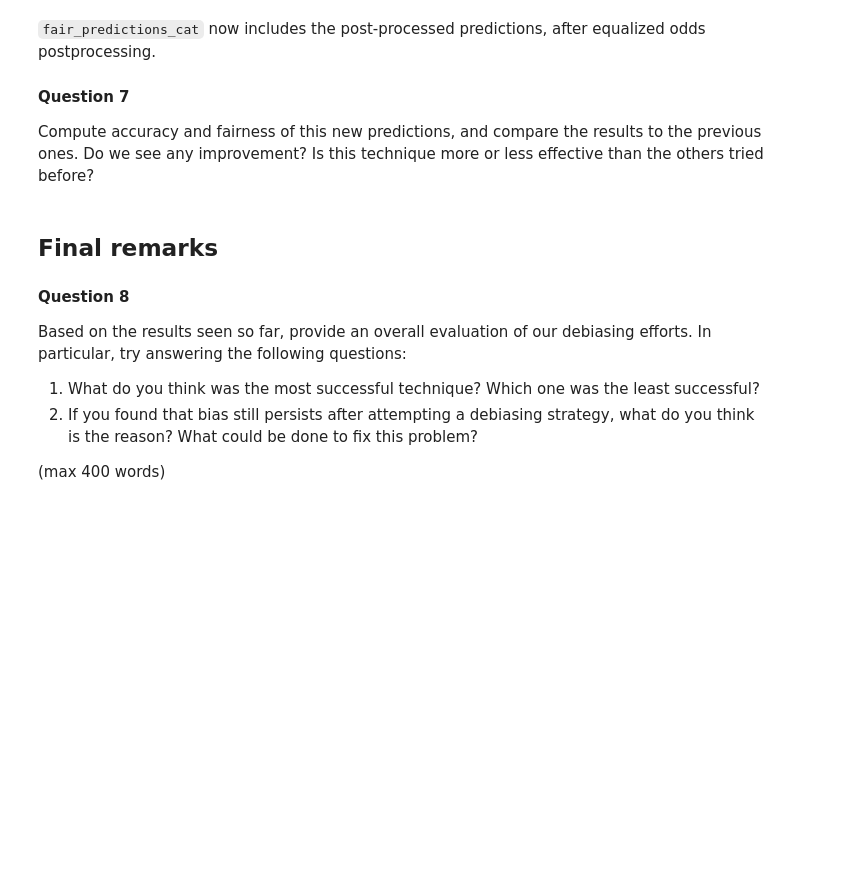
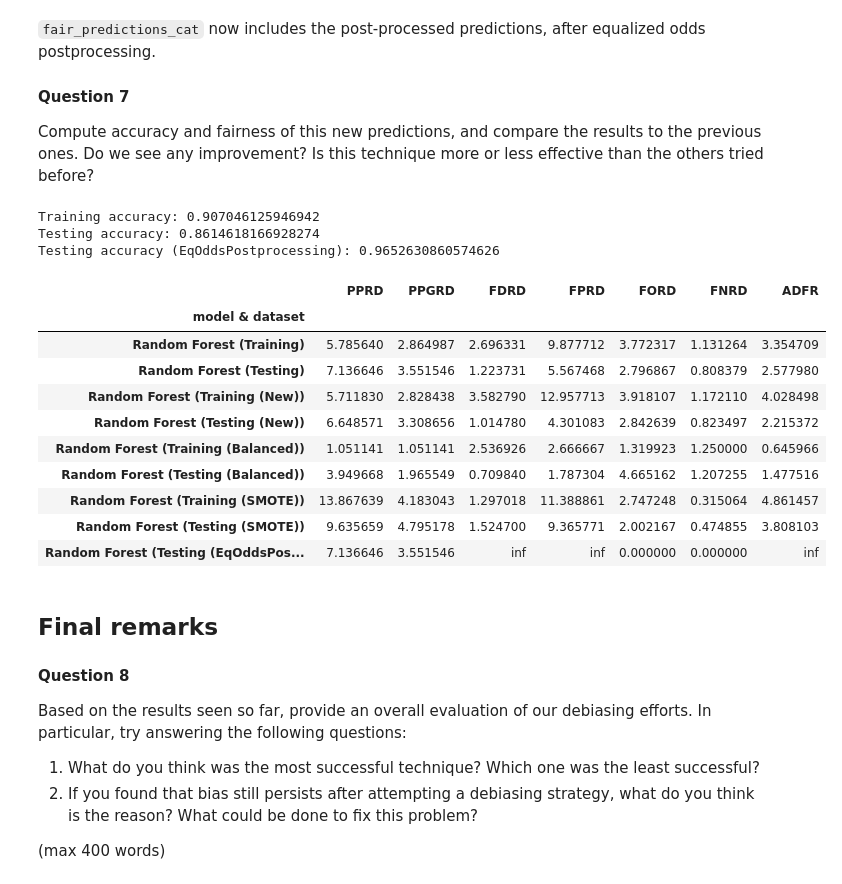
Before and after one commit to Nick-2003/DSCI-430-Group-2, a Jupyter notebook: Module 4/Module 4 Assignment-Jingyuan Liu.ipynb, the cells around one changed output. Drawn from its saved outputs; the diff is of its cells as text; code cells hidden in the pictures; blank space fills up the shorter version.

```diff
--- a/Module 4/Module 4 Assignment-Jingyuan Liu.ipynb
+++ b/Module 4/Module 4 Assignment-Jingyuan Liu.ipynb
@@ -883,6 +1069,41 @@ array([['<=50K'],
 #### Question 7
 
 Compute accuracy and fairness of this new predictions, and compare the results to the previous ones. Do we see any improvement? Is this technique more or less effective than the others tried before?
+# %%
+print("Training accuracy: " + str(clf.score(X_train_transformed, y_train)))
+print("Testing accuracy: " + str(clf.score(X_test_transformed, y_test)))
+print("Testing accuracy (EqOddsPostprocessing): " + str(clf.score(X_test_df, fair_predictions_cat)))
+# %% [output]
+Training accuracy: 0.907046125946942
+Testing accuracy: 0.8614618166928274
+Testing accuracy (EqOddsPostprocessing): 0.9652630860574626
+# %%
+y_test_eq_odds = pd.DataFrame(fair_predictions_cat, columns = ["income"])
+test_df_eq_odds = pd.concat([X_test_df, y_test_eq_odds], axis=1)
+
+X_test_eq_odds_m = pd.DataFrame(X_test_df[X_test_df["gender_Male"] == 1])
+X_test_eq_odds_f = pd.DataFrame(X_test_df[X_test_df["gender_Male"] == 0])
+
+y_test_eq_odds_m = test_df_eq_odds[test_df_eq_odds["gender_Male"] == 1]["income"]
+y_test_eq_odds_f = test_df_eq_odds[test_df_eq_odds["gender_Male"] == 0]["income"]
+# display(X_test_eq_odds_m.head())
+
+fairness_metrics("Random Forest", clf, X_test_eq_odds_m, y_test_eq_odds_m, X_test_eq_odds_f, y_test_eq_odds_f, "Testing (EqOddsPostprocessing)")
+fairness_mets_df = pd.DataFrame(fairness_mets)
+fairness_mets_df = fairness_mets_df.set_index(["model & dataset"])
+fairness_mets_df
+# %% [output]
+|  | PPRD | PPGRD | FDRD | FPRD | FORD | FNRD | ADFR |
+| model & dataset |  |  |  |  |  |  |  |
+| Random Forest (Training) | 5.785640 | 2.864987 | 2.696331 | 9.877712 | 3.772317 | 1.131264 | 3.354709 |
+| Random Forest (Testing) | 7.136646 | 3.551546 | 1.223731 | 5.567468 | 2.796867 | 0.808379 | 2.577980 |
+| Random Forest (Training (New)) | 5.711830 | 2.828438 | 3.582790 | 12.957713 | 3.918107 | 1.172110 | 4.028498 |
+| Random Forest (Testing (New)) | 6.648571 | 3.308656 | 1.014780 | 4.301083 | 2.842639 | 0.823497 | 2.215372 |
+| Random Forest (Training (Balanced)) | 1.051141 | 1.051141 | 2.536926 | 2.666667 | 1.319923 | 1.250000 | 0.645966 |
+| Random Forest (Testing (Balanced)) | 3.949668 | 1.965549 | 0.709840 | 1.787304 | 4.665162 | 1.207255 | 1.477516 |
+| Random Forest (Training (SMOTE)) | 13.867639 | 4.183043 | 1.297018 | 11.388861 | 2.747248 | 0.315064 | 4.861457 |
+| Random Forest (Testing (SMOTE)) | 9.635659 | 4.795178 | 1.524700 | 9.365771 | 2.002167 | 0.474855 | 3.808103 |
+| Random Forest (Testing (EqOddsPos... | 7.136646 | 3.551546 | inf | inf | 0.000000 | 0.000000 | inf |
 # %% [markdown]
 ## Final remarks
 
```
Also changed, not shown: parts of 25 cells of this notebook, 1 other file.
